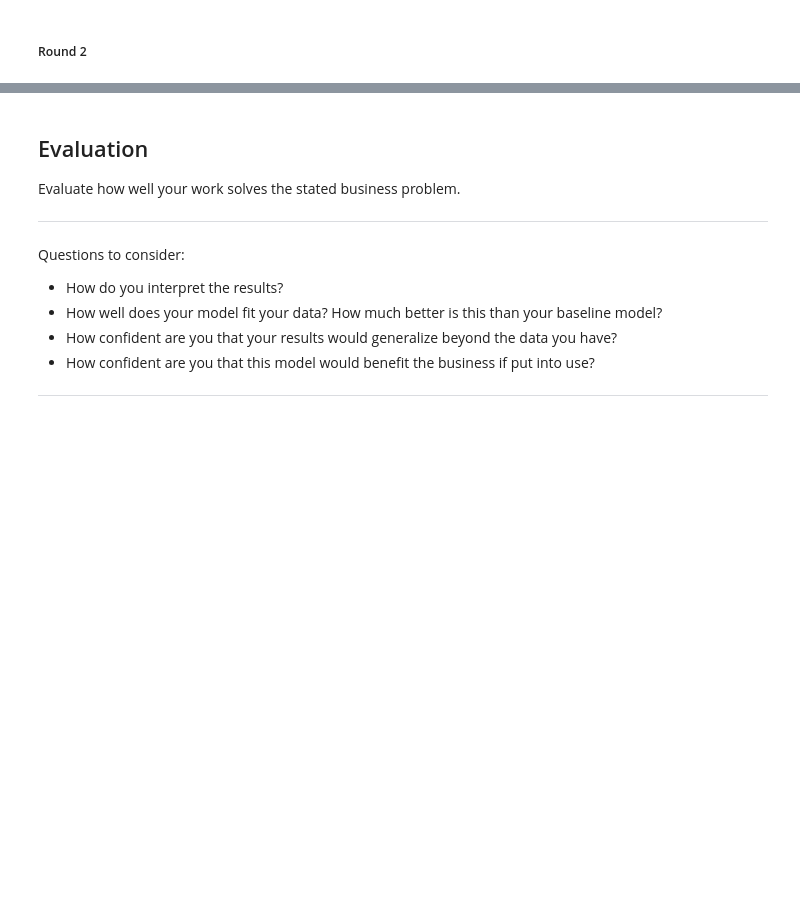
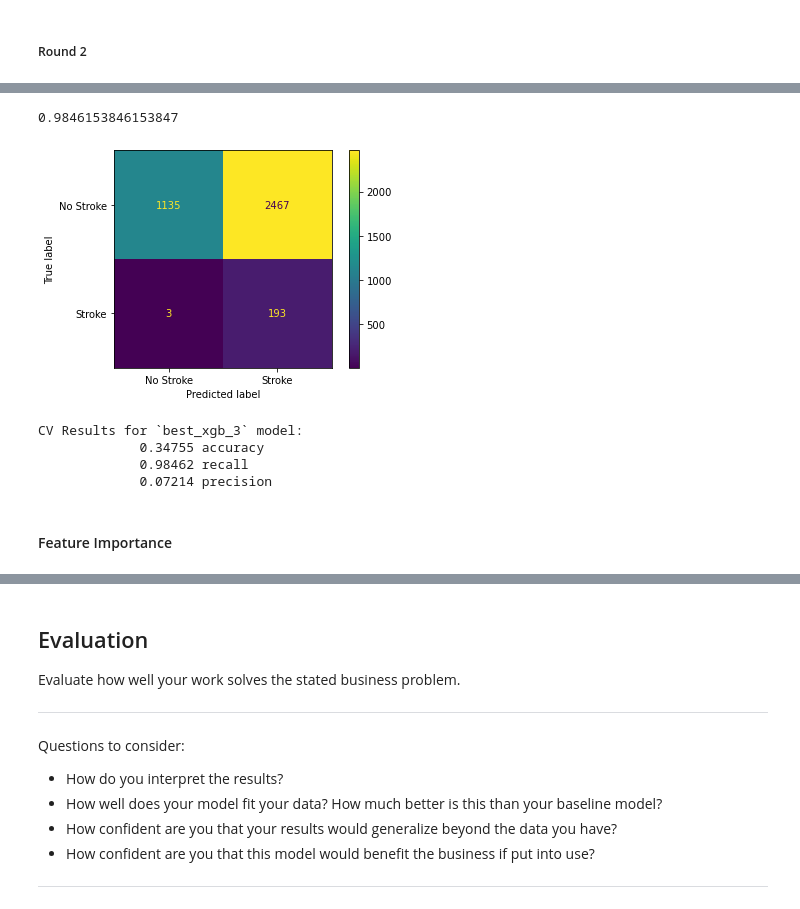
Before and after one commit to dermothethird/Stroke_Project, a Jupyter notebook: dermot_working_notebook.ipynb, the cells around one changed output, grey strips where cells are left out. Saved outputs shown, nothing was run; the diff lists cells and outputs as text; code cells hidden in the pictures; blank space fills up the shorter version.

Commit message:
finished final model, added some visuals

```diff
--- a/dermot_working_notebook.ipynb
+++ b/dermot_working_notebook.ipynb
@@ -924,0 +564,19 @@ best_xgb_results_2.print_cv_summary()
+# %%
+xgb_param_grid_3 = {'sm__k_neighbors': [9],
+                    'sm__sampling_strategy': [.8],
+                    'xgb__max_depth' : [1],
+                    'xgb__learning_rate': [.01],
+                    'xgb__gamma' : [.25], #encourages pruning
+                    'xgb__reg_lambda': [10], #regularization param
+                    'xgb__scale_pos_weight': [7],
+                    'xgb__n_estimators': [100, 200, 300],
+                    'xgb__colsample_bytree': [.3, .5, .7]} #penalty on choosing incorrect class
+# %%
+xgb_gs_3 = GridSearchCV(estimator=xgb_pipe,
+                      param_grid=xgb_param_grid_3,
+                      cv=5,
+                      scoring='recall',
+                      verbose=3,
+                      n_jobs=-2)
+# %%
+xgb_gs_3.fit(X_train,y_train)
@@ -924,0 +618,11 @@ best_xgb_results_2.print_cv_summary()
+# %%
+xgb_gs_3.best_score_
+# %% [output]
+0.9846153846153847
+# %%
+best_xgb_3 = xgb_gs_3.best_estimator_
+# %%
+# Plot confusion matrix
+plot_confusion_matrix(best_xgb_3, X_train, y_train, values_format='d', display_labels=['No Stroke','Stroke']);
+# %% [output]
+[figure, added]
@@ -924,0 +635,9 @@ best_xgb_results_2.print_cv_summary()
+# %%
+best_xgb_results_3.print_cv_summary()
+# %% [output]
+CV Results for `best_xgb_3` model:
+             0.34755 accuracy
+             0.98462 recall
+             0.07214 precision
+# %% [markdown]
+#### Feature Importance
```
Also changed, not shown: parts of 78 cells of this notebook, 2 other files.
